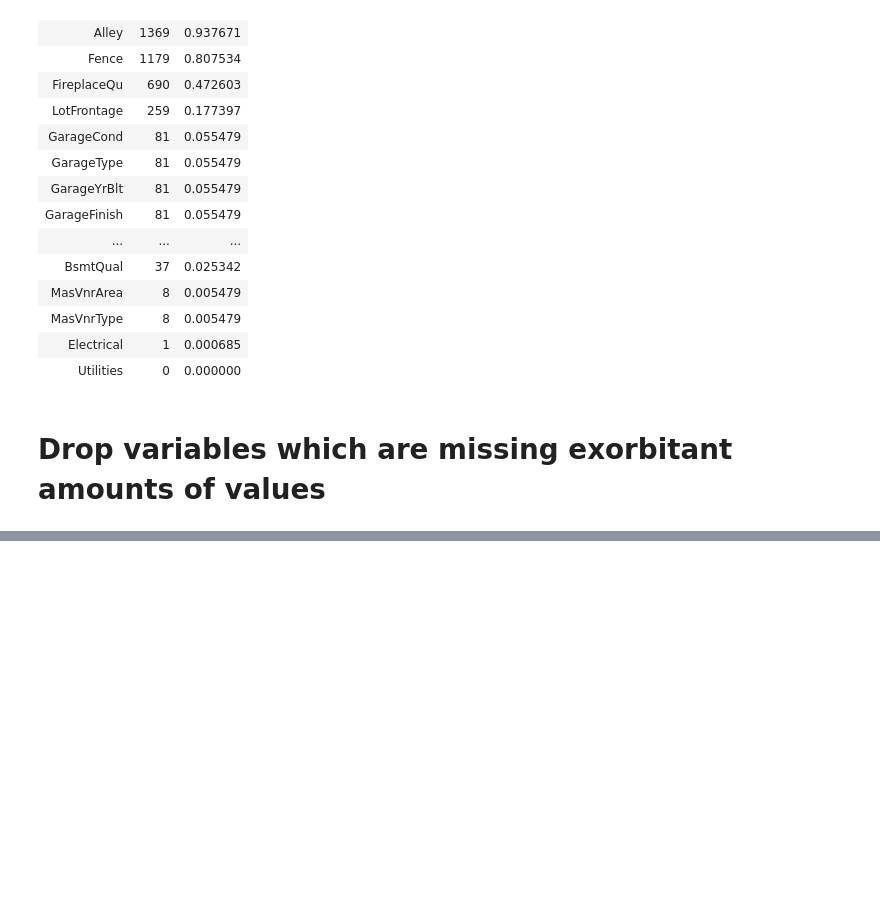
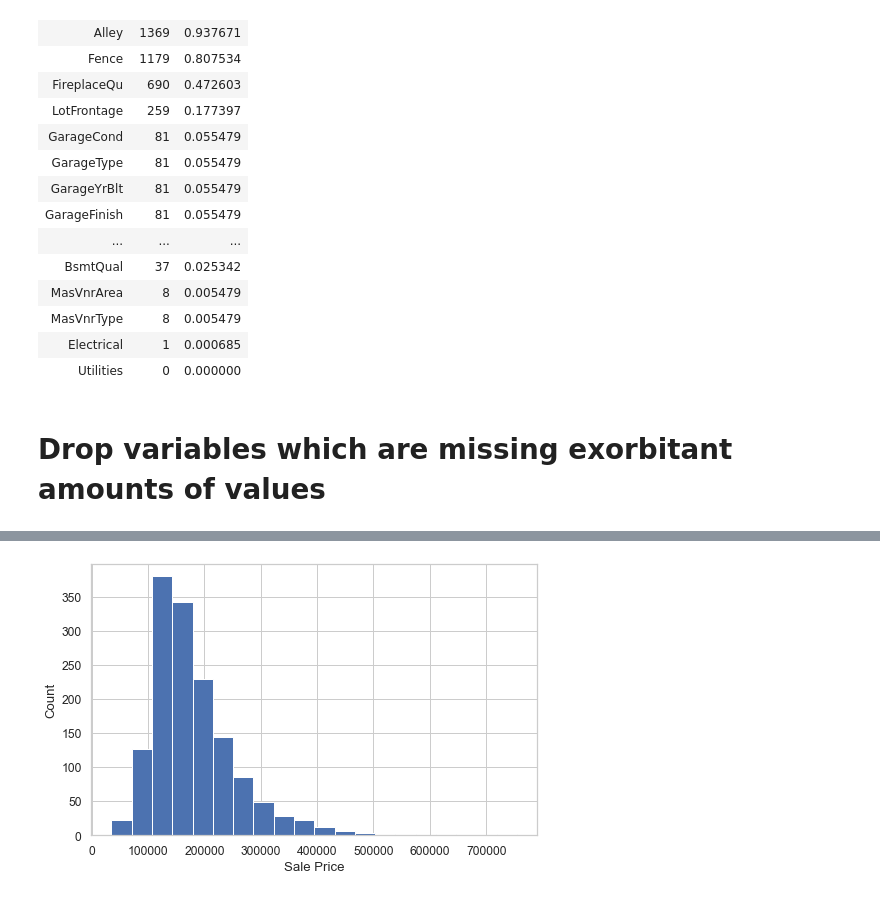
Before and after one commit to laurasuchomska/Housing_Prices_Project, a Jupyter notebook: Laura's Housing_Prices_Project.ipynb, the cells around one changed output, grey strips where cells are left out. Cells and saved outputs as stored; diff of their text form; code cells hidden in the pictures; blank space fills up the shorter version.

```diff
--- a/Laura's Housing_Prices_Project.ipynb
+++ b/Laura's Housing_Prices_Project.ipynb
@@ -225,5 +231,6 @@ missing_data.head(20)
 # %% [markdown]
 # Drop variables which are missing exorbitant amounts of values
 # %%
-# drop PoolQC, MiscFeature, Alley, Fence, FireplaceQu, LotFrontage.
-raw_df.drop('PoolQC',axis=1)
+# drop PoolQC, MiscFeature, Alley, Fence, FireplaceQu, LotFrontage, missing data above 15%.
+drop_missing_df = raw_df
+drop_missing_df.drop(["Id","PoolQC", "MiscFeature", "Alley", "Fence", "FireplaceQu", "LotFrontage"], axis = 1, inplace = True)
@@ -244,2 +257,2 @@ raw_df.drop('PoolQC',axis=1)
 # %%
-raw_df.drop('MiscFeature',axis=1)
+drop_missing_df.drop(['Utilities'], axis = 1, inplace = True)
@@ -277,0 +439,2 @@ raw_df.drop('Alley',axis=1)
+# %%
+drop_missing_df.reset_index(drop=True, inplace=True)
@@ -277,0 +555,2 @@ raw_df.drop('Alley',axis=1)
+# %%
+drop_missing_df['TotalLivingSF'] = drop_missing_df['GrLivArea'] + drop_missing_df['TotalBsmtSF'] - drop_missing_df['LowQualFinSF']
@@ -277,0 +577,6 @@ raw_df.drop('Alley',axis=1)
+# %%
+sns.set(style='whitegrid', palette="deep", font_scale=1.1, rc={"figure.figsize": [8, 5]})
+sns.distplot(drop_missing_df['SalePrice'], norm_hist=False, kde=False, bins=20, hist_kws={"alpha": 1}
+).set(xlabel='Sale Price', ylabel='Count');
+# %% [output]
+[figure, added]
```
Also changed, not shown: parts of 69 cells of this notebook.
